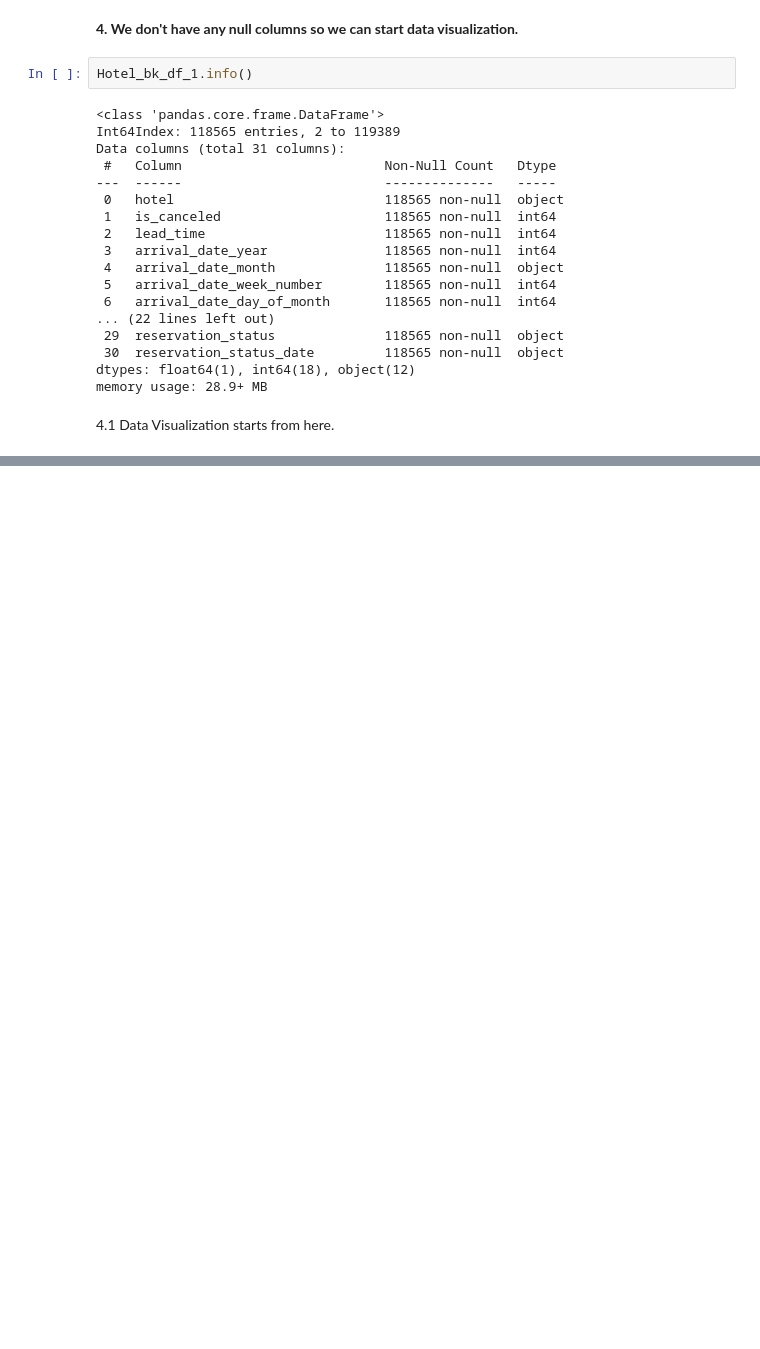
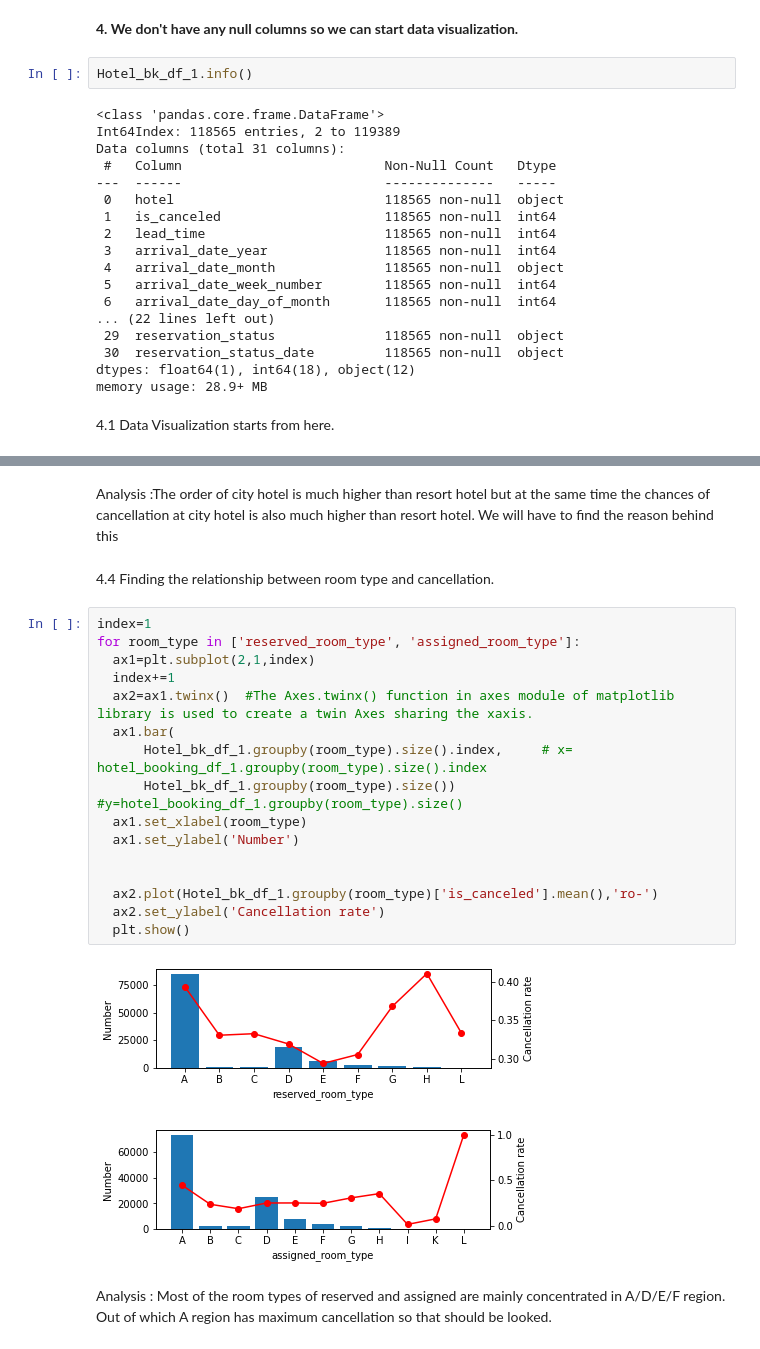
Before and after one commit to Learner890/Hotel-Booking-Analysis, a Jupyter notebook: Copy_of_Hotel_Booking_Analysis_Capstone_Project.ipynb, the cells around one changed output, grey strips where cells are left out. Cells and saved outputs as stored; diff of their text form; blank space fills up the shorter version.

```diff
--- a/Copy_of_Hotel_Booking_Analysis_Capstone_Project.ipynb
+++ b/Copy_of_Hotel_Booking_Analysis_Capstone_Project.ipynb
@@ -256,0 +282,25 @@ memory usage: 28.9+ MB
+# %% [markdown]
+Analysis :The order of city hotel is much higher than resort hotel but at the same time the chances of cancellation at city hotel is also much higher than resort hotel. We will have to find the reason behind this
+# %% [markdown]
+4.4 Finding the relationship between room type and cancellation.
+# %%
+index=1
+for room_type in ['reserved_room_type', 'assigned_room_type']:
+  ax1=plt.subplot(2,1,index)
+  index+=1
+  ax2=ax1.twinx()  #The Axes.twinx() function in axes module of matplotlib library is used to create a twin Axes sharing the xaxis.
+  ax1.bar(
+      Hotel_bk_df_1.groupby(room_type).size().index,     # x= hotel_booking_df_1.groupby(room_type).size().index
+      Hotel_bk_df_1.groupby(room_type).size())           #y=hotel_booking_df_1.groupby(room_type).size()
+  ax1.set_xlabel(room_type)
+  ax1.set_ylabel('Number')
+
+
+  ax2.plot(Hotel_bk_df_1.groupby(room_type)['is_canceled'].mean(),'ro-')
+  ax2.set_ylabel('Cancellation rate')
+  plt.show()
+# %% [output]
+[figure, added]
+[figure, added]
+# %% [markdown]
+Analysis : Most of the room types of reserved and assigned are mainly concentrated in A/D/E/F region. Out of which A region has maximum cancellation so that should be looked.
```
Also changed, not shown: parts of 5 cells of this notebook.
